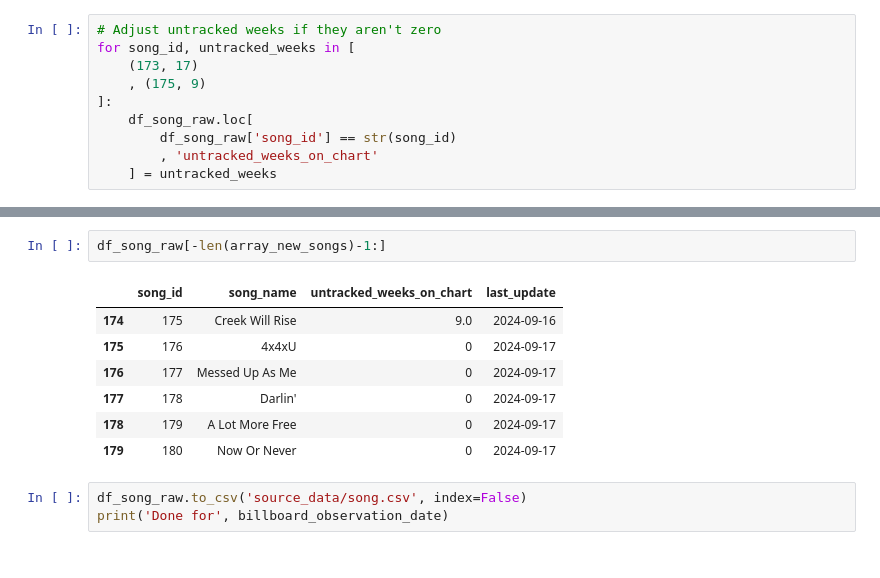
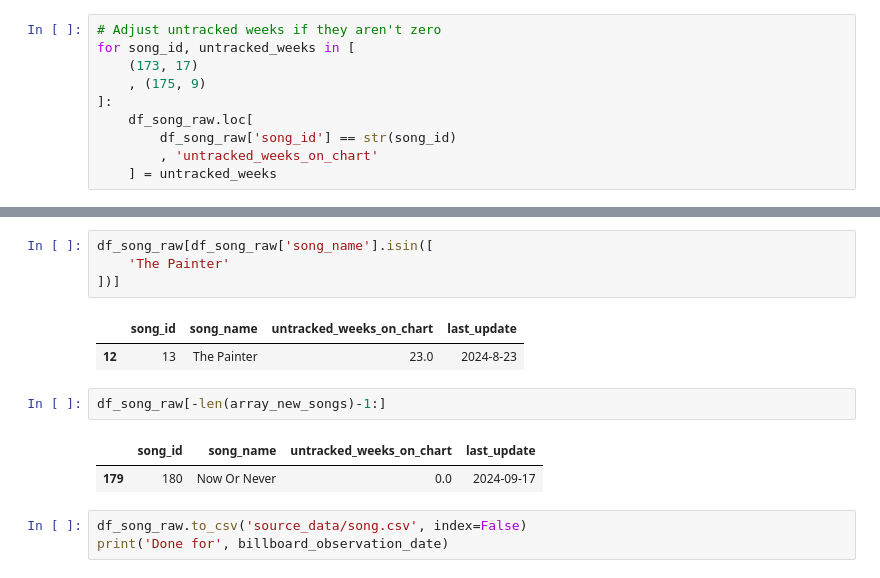
Before and after one commit to jwmanahan/billboard, a Jupyter notebook: add_new_week.ipynb, the cells around one changed output, grey strips where cells are left out. Saved outputs shown, nothing was run; the diff lists cells and outputs as text.

```diff
--- a/add_new_week.ipynb
+++ b/add_new_week.ipynb
@@ -247,13 +214,15 @@ df_song_raw[df_song_raw['song_name'].isin([
-# %%
-df_song_raw[-len(array_new_songs)-1:]
-# %% [output]
-|  | song_id | song_name | untracked_weeks_on_chart | last_update |
-| 174 | 175 | Creek Will Rise | 9.0 | 2024-09-16 |
-| 175 | 176 | 4x4xU | 0 | 2024-09-17 |
-| 176 | 177 | Messed Up As Me | 0 | 2024-09-17 |
-| 177 | 178 | Darlin' | 0 | 2024-09-17 |
-| 178 | 179 | A Lot More Free | 0 | 2024-09-17 |
-| 179 | 180 | Now Or Never | 0 | 2024-09-17 |
+# %%
+df_song_raw[df_song_raw['song_name'].isin([
+    'The Painter'
+])]
+# %% [output]
+|  | song_id | song_name | untracked_weeks_on_chart | last_update |
+| 12 | 13 | The Painter | 23.0 | 2024-8-23 |
+# %%
+df_song_raw[-len(array_new_songs)-1:]
+# %% [output]
+|  | song_id | song_name | untracked_weeks_on_chart | last_update |
+| 179 | 180 | Now Or Never | 0.0 | 2024-09-17 |
 # %%
 df_song_raw.to_csv('source_data/song.csv', index=False)
 print('Done for', billboard_observation_date)
```
Also changed, not shown: parts of 49 cells of this notebook, 4 other files.
